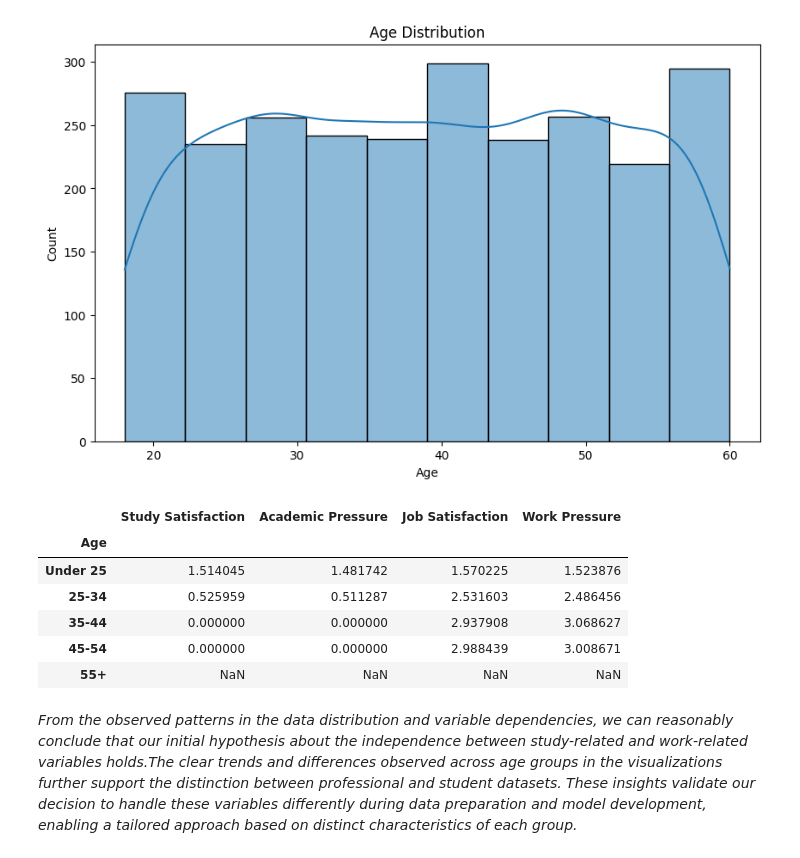
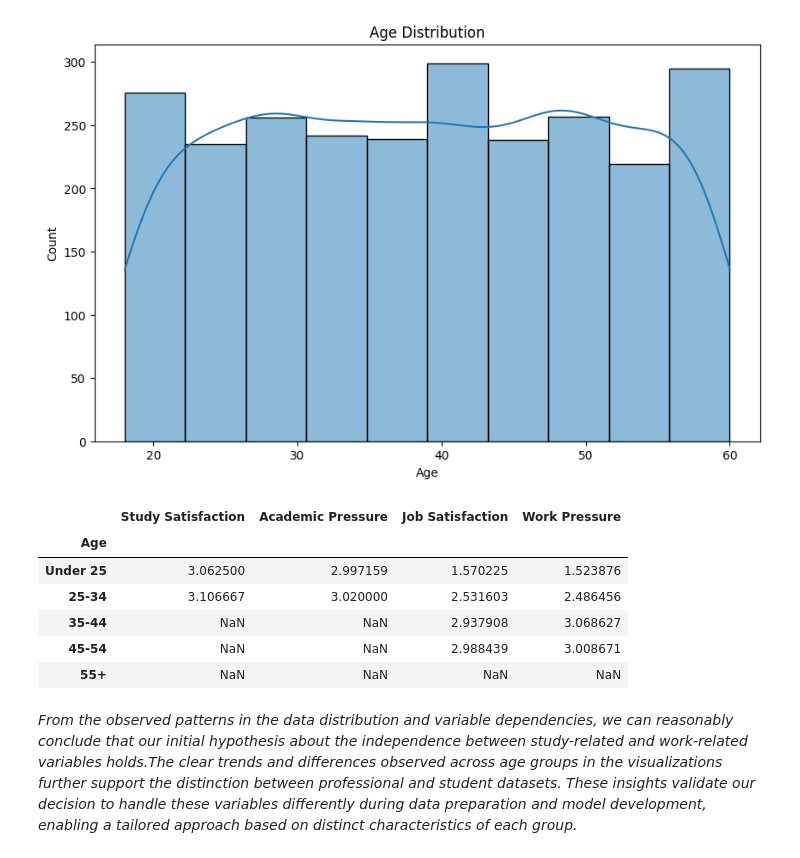
Before and after one commit to AbdessamadTzn/Sad-Brain-Analytics-Hackathon, a Jupyter notebook: sadbrainanalytics.ipynb, the cells around one changed output. Cells and saved outputs as stored; diff of their text form; code cells hidden in the pictures.

```diff
--- a/sadbrainanalytics.ipynb
+++ b/sadbrainanalytics.ipynb
@@ -216,15 +234,13 @@ df['Dietary Habits'] = df['Dietary Habits'].astype('string')
 df['Degree'] = df['Degree'].astype('string')
 df['City'] = df['City'].astype('string')
 
-df['Age'] = df['Age'].astype('int8')  # Better for larger numbers
-df['Work/Study Hours'] = df['Work/Study Hours'].astype('int8')
+df['Age'] = df['Age'].astype('int16')  # Better for larger numbers
+df['Work/Study Hours'] = df['Work/Study Hours'].astype('int16')
 df['Financial Stress'] = df['Financial Stress'].astype('int8')
 
 # Handle potential float to int conversion safely
 df['Work Pressure'] = df['Work Pressure'].fillna(0).round().astype('int8')
-df['Academic Pressure'] = df['Academic Pressure'].fillna(0).round().astype('int8')
 df['Job Satisfaction'] = df['Job Satisfaction'].fillna(0).round().astype('int8')
-df['Study Satisfaction'] = df['Study Satisfaction'].fillna(0).round().astype('int8')
 
 # Categorical conversions
 df['Gender'] = df['Gender'].astype('category')
@@ -239,6 +255,5 @@ print(f"Memory usage after type conversions: {final_memory} bytes")
 # Memory savings
 memory_saved = initial_memory - final_memory
 print(f"Memory saved: {memory_saved} bytes ({(memory_saved / initial_memory) * 100:.2f}% reduction)")
-print(df.dtypes)
 # %% [output]
 Memory usage before type conversions: 1598700 bytes
@@ -307,2 +310,4 @@ Length: 27, dtype: string
+# %%
+df_for_visualization = df.copy()
 # %%
 plt.figure(figsize=(10, 6))
@@ -347,6 +352,6 @@ def categorize_degree(degree):
         return 'Other'
 
 # Apply categorization
-df['Degree'] = df['Degree'].apply(categorize_degree_india)
+df_for_visualization['Degree'] = df_for_visualization['Degree'].apply(categorize_degree)
 # %%
 # Group the data by Degree and calculate mean (or median) for certain features
@@ -384,22 +389,22 @@ bins = [0, 29, 44, 54, 65, float('inf')]
 labels = ['Under 25', '25-34', '35-44', '45-54', '55+']
 
 # Assign age groups using pd.cut
-df['Age'] = pd.cut(df['Age'], bins=bins, labels=labels, include_lowest=True)
+df_for_visualization['Age'] = pd.cut(df_for_visualization['Age'], bins=bins, labels=labels, include_lowest=True)
 # %%
-age_analysis = df.groupby('Age').agg({
+age_analysis = df_for_visualization.groupby('Age').agg({
     'Study Satisfaction' : 'mean',
     'Academic Pressure' : 'mean',
     'Job Satisfaction' : 'mean',
     'Work Pressure' : 'mean'
  })
 age_analysis
 # %% [output]
 |  | Study Satisfaction | Academic Pressure | Job Satisfaction | Work Pressure |
 | Age |  |  |  |  |
-| Under 25 | 1.514045 | 1.481742 | 1.570225 | 1.523876 |
-| 25-34 | 0.525959 | 0.511287 | 2.531603 | 2.486456 |
-| 35-44 | 0.000000 | 0.000000 | 2.937908 | 3.068627 |
-| 45-54 | 0.000000 | 0.000000 | 2.988439 | 3.008671 |
+| Under 25 | 3.062500 | 2.997159 | 1.570225 | 1.523876 |
+| 25-34 | 3.106667 | 3.020000 | 2.531603 | 2.486456 |
+| 35-44 | NaN | NaN | 2.937908 | 3.068627 |
+| 45-54 | NaN | NaN | 2.988439 | 3.008671 |
 | 55+ | NaN | NaN | NaN | NaN |
 # %% [markdown]
 *From the observed patterns in the data distribution and variable dependencies, we can reasonably conclude that our initial hypothesis about the independence between study-related and work-related variables holds.The clear trends and differences observed across age groups in the visualizations further support the distinction between professional and student datasets. These insights validate our decision to handle these variables differently during data preparation and model development, enabling a tailored approach based on distinct characteristics of each group.*
```
Also changed, not shown: parts of 45 cells of this notebook.
